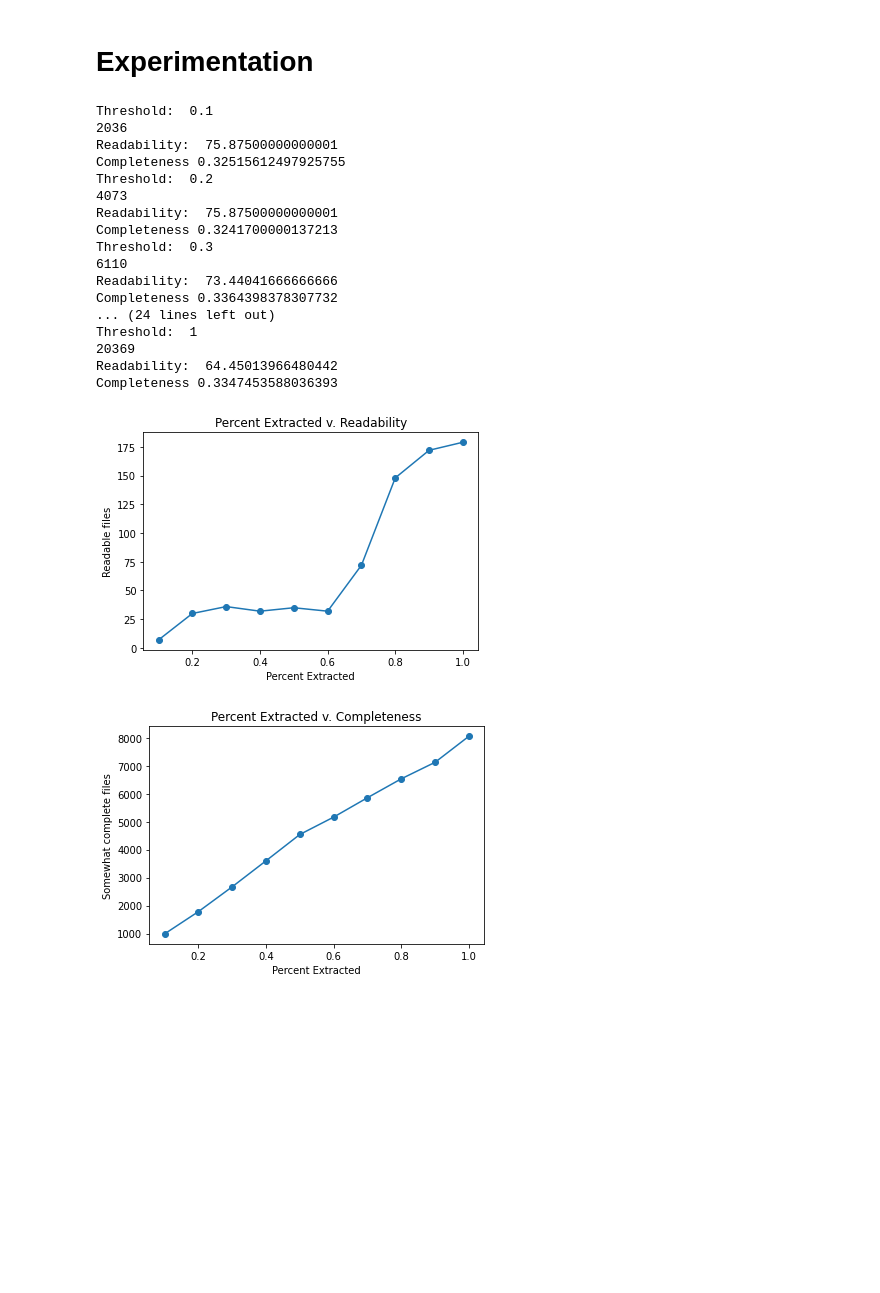
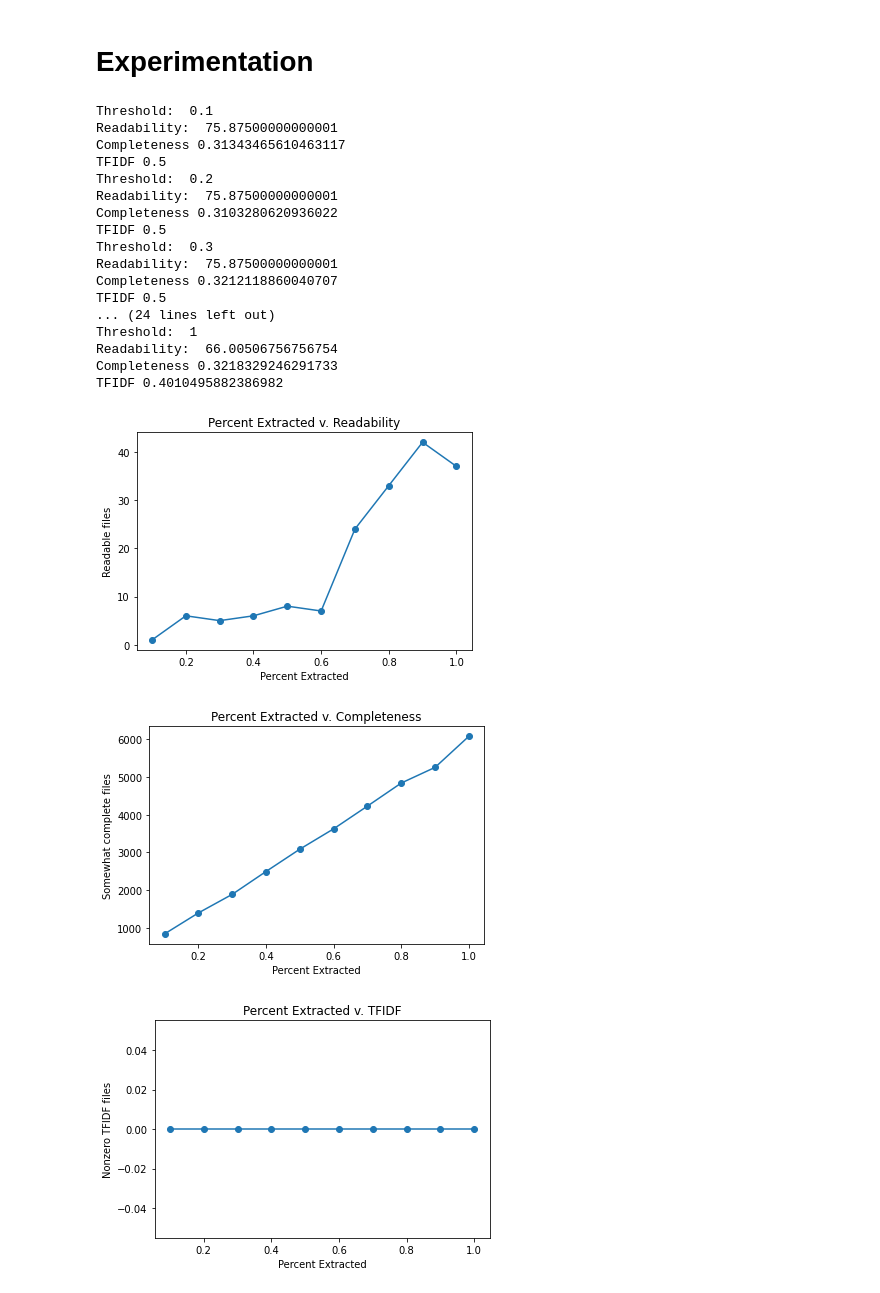
Before and after one commit to xtracthub/xtract-sampler, a Jupyter notebook: Scheduler/dequeue_analysis.ipynb, the cells around one changed output. Cells and saved outputs as stored; diff of their text form; code cells hidden in the pictures; blank space fills up the shorter version.

```diff
--- a/Scheduler/dequeue_analysis.ipynb
+++ b/Scheduler/dequeue_analysis.ipynb
@@ -6,6 +42,8 @@ import matplotlib.pyplot as plt
 # %%
-with open("dequeue_list.json", "r") as fp:
+with open("Queues/dequeue_list_FIRST_ONE.json", "r") as fp:
 	dequeue_list = json.load(fp)
 with open("EstimateTime/file_to_index.json", "r") as fp:
 	file_to_index_dict = json.load(fp)
 file_to_index_dict = dict(zip(file_to_index_dict.values(), file_to_index_dict.keys()))
+
+readability_scores, completeness_scores, tfidf_scores = get_metadata_metrics(dequeue_list, file_to_index_dict)
@@ -74,3 +80,15 @@ print(avg_readability)
+# %%
+nonzero = 0
+tfidf_valid = []
+
+for key, value in tfidf_scores.items():
+	if value > 0:
+		nonzero += 1
+		tfidf_valid.append(value)
+print(len(tfidf_valid))
+
+avg_tfidf = sum(tfidf_valid) / len(tfidf_valid)
+print(avg_tfidf)
 # %% [markdown]
 # Experimentation
 # %%
@@ -81,14 +99,17 @@ file_to_index_dict = dict(zip(file_to_index_dict.values(), file_to_index_dict.ke
 X = []
 Y_readability = []
 Y_completeness = []
+Y_tfidf = []
 
 readability_total = dict()
 completeness_total = dict()
+tfidf_total = dict()
 
 average_readability = []
 average_completeness = []
+average_tfidf = []
 
-for subdir, dirs, files in os.walk("Experiments/"):
+for subdir, dirs, files in os.walk("Experiment2/"):
 	for file in sorted(files):
 		filepath = os.path.join(subdir, file)
 		threshold = re.search("dequeue_list_threshold_(.*).json", file).group(1)
@@ -96,7 +117,7 @@ for subdir, dirs, files in os.walk("Experiments/"):
 		X.append(float(threshold))
 		with open(filepath, "r") as fp:
 			dequeue_list = json.load(fp)
-		readability_scores, completeness_scores = get_metadata_metrics(dequeue_list, file_to_index_dict)
+		readability_scores, completeness_scores, tfidf_scores = get_metadata_metrics(dequeue_list, file_to_index_dict)
 
 		readable_count = 0
 		readable = []
@@ -131,45 +152,69 @@ for subdir, dirs, files in os.walk("Experiments/"):
 		#print(len(complete_valid))
 		avg_completeness = sum(complete_valid) / len(complete_valid)
 		print("Completeness", avg_completeness)
 		average_completeness.append(avg_completeness)
 
+		nonzero_tfidf = 0
+		tfidf_valid = []
+
+		for key, value in tfidf_scores.items():
+			if value > 0:
+				nonzero_tfidf = 0
+				tfidf_valid.append(value)
+		Y_tfidf.append(float(nonzero_tfidf))
+		tfidf_total[threshold] = tfidf_valid
+
+		#print(len(complete_valid))
+		avg_tfidf = sum(tfidf_valid) / len(tfidf_valid)
+		print("TFIDF", avg_tfidf)
+		average_tfidf.append(avg_tfidf)
+
+
 X = np.asarray(X)
 Y_readability = np.asarray(Y_readability)
 Y_completeness = np.asarray(Y_completeness)
 
 plt.title("Percent Extracted v. Readability")
 plt.xlabel("Percent Extracted")
 plt.ylabel("Readable files")
 plt.scatter(X, Y_readability)
 plt.plot(X, Y_readability)
 plt.show()
 
 plt.title("Percent Extracted v. Completeness")
 plt.xlabel("Percent Extracted")
 plt.ylabel("Somewhat complete files")
 plt.scatter(X, Y_completeness)
 plt.plot(X, Y_completeness)
 plt.show()
+
+plt.title("Percent Extracted v. TFIDF")
+plt.xlabel("Percent Extracted")
+plt.ylabel("Nonzero TFIDF files")
+plt.scatter(X, Y_tfidf)
+plt.plot(X, Y_tfidf)
+plt.show()
 # %% [output]
 Threshold:  0.1
-2036
 Readability:  75.87500000000001
-Completeness 0.32515612497925755
+Completeness 0.31343465610463117
+TFIDF 0.5
 Threshold:  0.2
-4073
 Readability:  75.87500000000001
-Completeness 0.3241700000137213
+Completeness 0.3103280620936022
+TFIDF 0.5
 Threshold:  0.3
-6110
-Readability:  73.44041666666666
-Completeness 0.3364398378307732
+Readability:  75.87500000000001
+Completeness 0.3212118860040707
+TFIDF 0.5
 ... (24 lines left out)
 Threshold:  1
-20369
-Readability:  64.45013966480442
-Completeness 0.3347453588036393
+Readability:  66.00506756756754
+Completeness 0.3218329246291733
+TFIDF 0.4010495882386982
-[figure, old version]
+[figure, new version]
-[figure, old version]
+[figure, new version]
+[figure, added]
 # %%
 plt.scatter(X, average_readability)
 plt.plot(X, average_readability)
```
Also changed, not shown: parts of 12 cells of this notebook.
